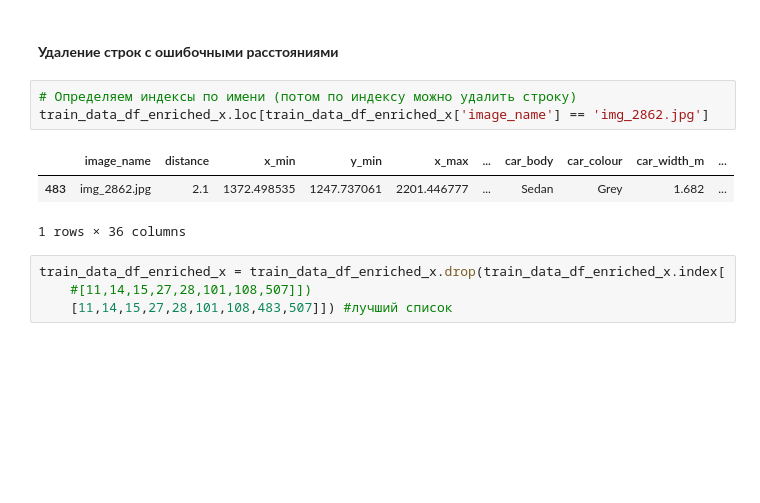
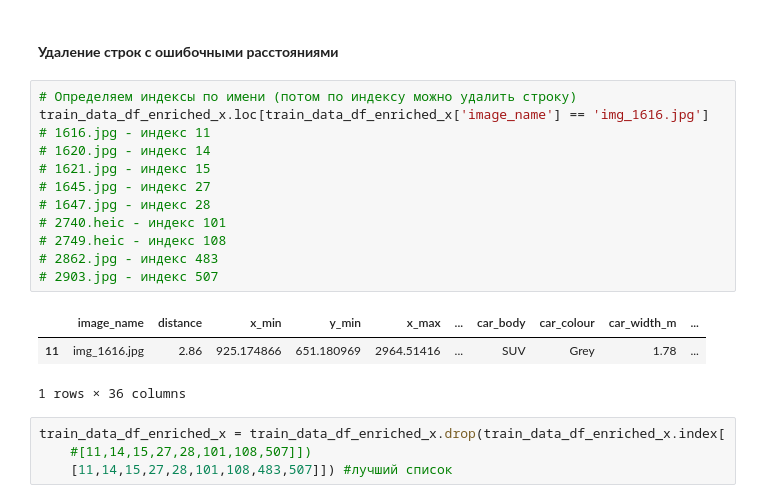
Before and after one commit to roman-permyakov/Ulianovsk, a Jupyter notebook: Ulianovsk_220_X_final.ipynb, the cells around one changed output. Cells and saved outputs as stored; diff of their text form; blank space fills up the shorter version.

```diff
--- a/Ulianovsk_220_X_final.ipynb
+++ b/Ulianovsk_220_X_final.ipynb
@@ -1741,10 +1779,19 @@ memory usage: 153.2+ KB
 #### **Удаление строк с ошибочными расстояниями**
 # %%
 # Определяем индексы по имени (потом по индексу можно удалить строку)
-train_data_df_enriched_x.loc[train_data_df_enriched_x['image_name'] == 'img_2862.jpg']
+train_data_df_enriched_x.loc[train_data_df_enriched_x['image_name'] == 'img_1616.jpg']
+# 1616.jpg - индекс 11
+# 1620.jpg - индекс 14
+# 1621.jpg - индекс 15
+# 1645.jpg - индекс 27
+# 1647.jpg - индекс 28
+# 2740.heic - индекс 101
+# 2749.heic - индекс 108
+# 2862.jpg - индекс 483
+# 2903.jpg - индекс 507
 # %% [output]
 |  | image_name | distance | x_min | y_min | x_max | ... | car_body | car_colour | car_width_m | ... |
-| 483 | img_2862.jpg | 2.1 | 1372.498535 | 1247.737061 | 2201.446777 | ... | Sedan | Grey | 1.682 | ... |
+| 11 | img_1616.jpg | 2.86 | 925.174866 | 651.180969 | 2964.51416 | ... | SUV | Grey | 1.78 | ... |
 1 rows × 36 columns
 # %%
 train_data_df_enriched_x = train_data_df_enriched_x.drop(train_data_df_enriched_x.index[
```
Also changed, not shown: parts of 3 cells of this notebook, 1 other file.
